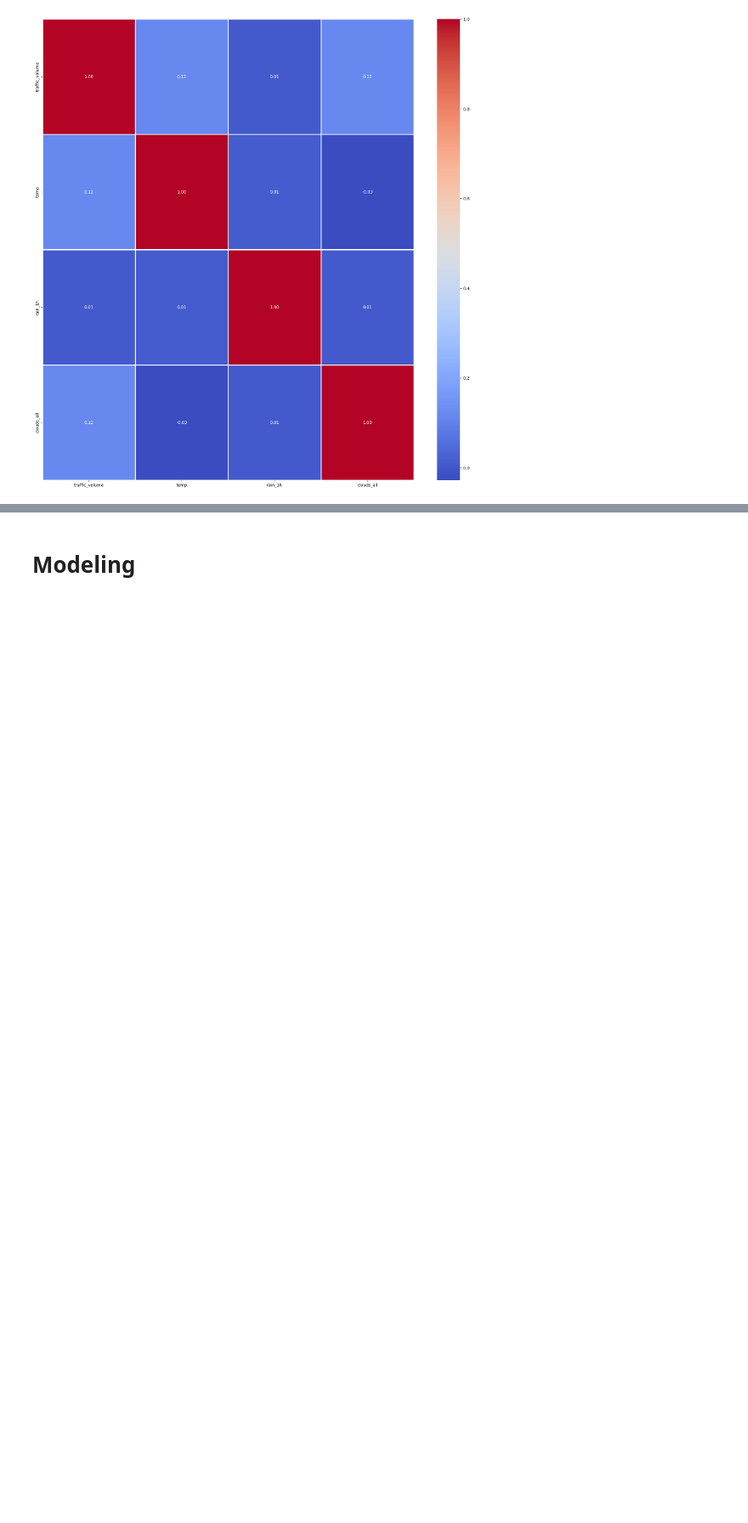
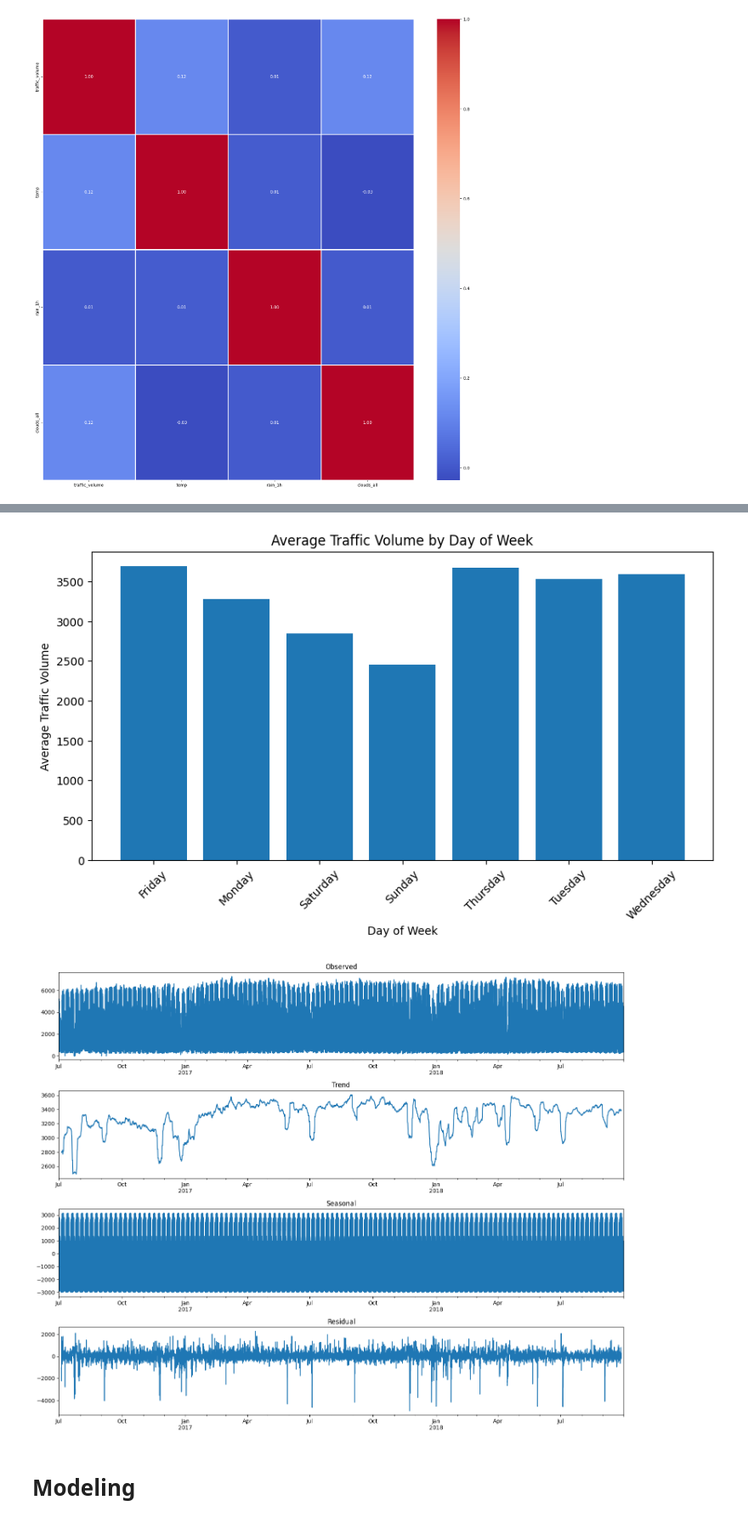
Before and after one commit to nandohos/mindd, a Jupyter notebook: TP2/TP2.ipynb, the cells around one changed output, grey strips where cells are left out. Shown at 85% size. Drawn from its saved outputs; the diff is of its cells as text; code cells hidden in the pictures; blank space fills up the shorter version.

```diff
--- a/TP2/TP2.ipynb
+++ b/TP2/TP2.ipynb
@@ -418,2 +438,37 @@ sns.heatmap(df_complete[['traffic_volume', 'temp', 'rain_1h', 'clouds_all']].cor
+# %%
+# And weekly pattern
+weekly_pattern = df_complete.groupby('day_of_week')['traffic_volume'].mean()
+plt.figure(figsize=(10, 5))
+plt.bar(weekly_pattern.index, weekly_pattern.values)
+plt.title('Average Traffic Volume by Day of Week')
+plt.xlabel('Day of Week')
+plt.ylabel('Average Traffic Volume')
+plt.xticks(rotation=45)
+plt.show()
+
+# Let's also perform decomposition to see trend, seasonality, and residuals
+from statsmodels.tsa.seasonal import seasonal_decompose
+
+# Resample to hourly frequency to ensure regularity
+traffic_series = df_complete['traffic_volume'].resample('H').mean()
+
+# Perform decomposition
+decomposition = seasonal_decompose(traffic_series, period=24*7)  # 7 days * 24 hours
+
+# Plot decomposition
+fig, (ax1, ax2, ax3, ax4) = plt.subplots(4, 1, figsize=(15, 12))
+decomposition.observed.plot(ax=ax1)
+ax1.set_title('Observed')
+decomposition.trend.plot(ax=ax2)
+ax2.set_title('Trend')
+decomposition.seasonal.plot(ax=ax3)
+ax3.set_title('Seasonal')
+decomposition.resid.plot(ax=ax4)
+ax4.set_title('Residual')
+plt.tight_layout()
+plt.show()
+# %% [output]
+[figure, added]
+[figure, added]
 # %% [markdown]
 # Modeling
```
Also changed, not shown: parts of 14 cells of this notebook.
